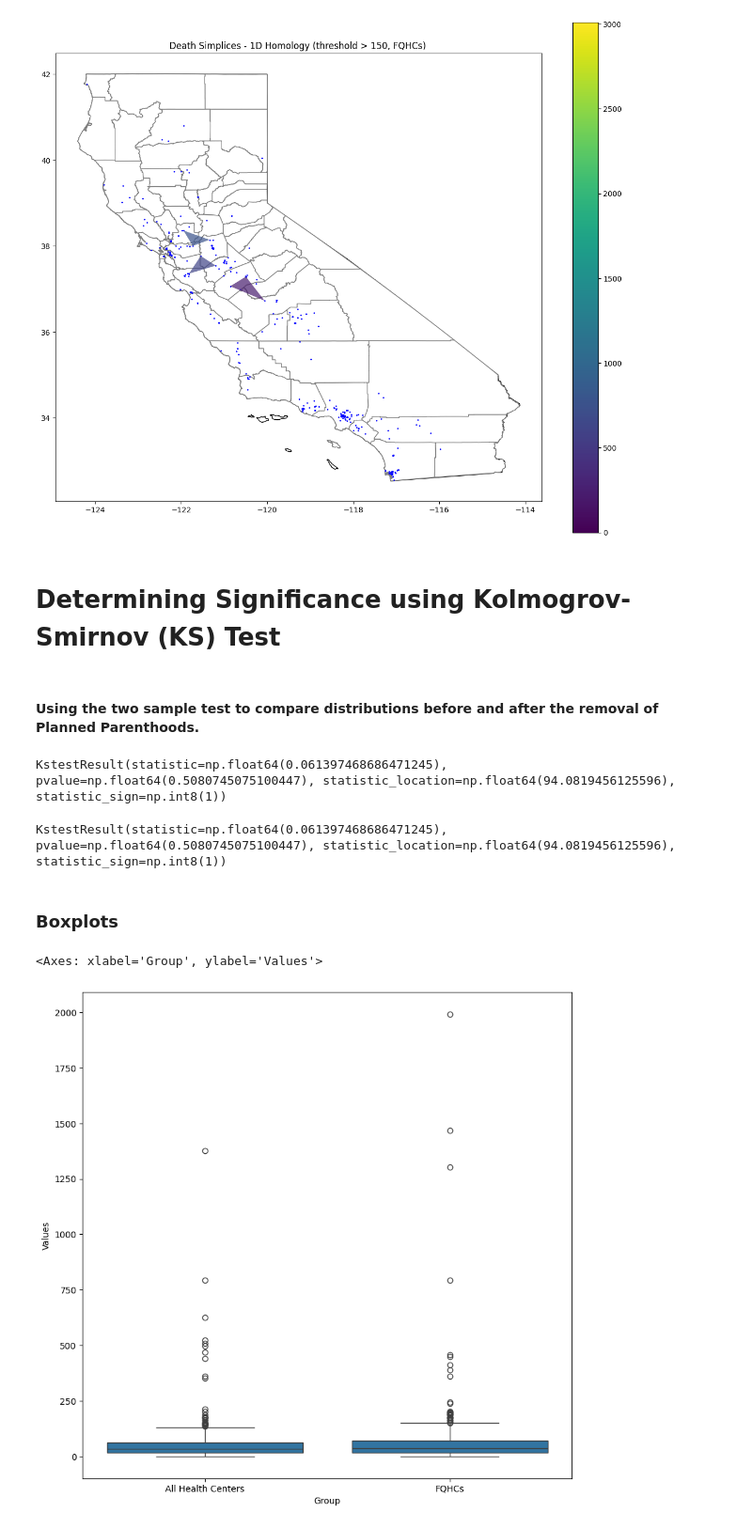
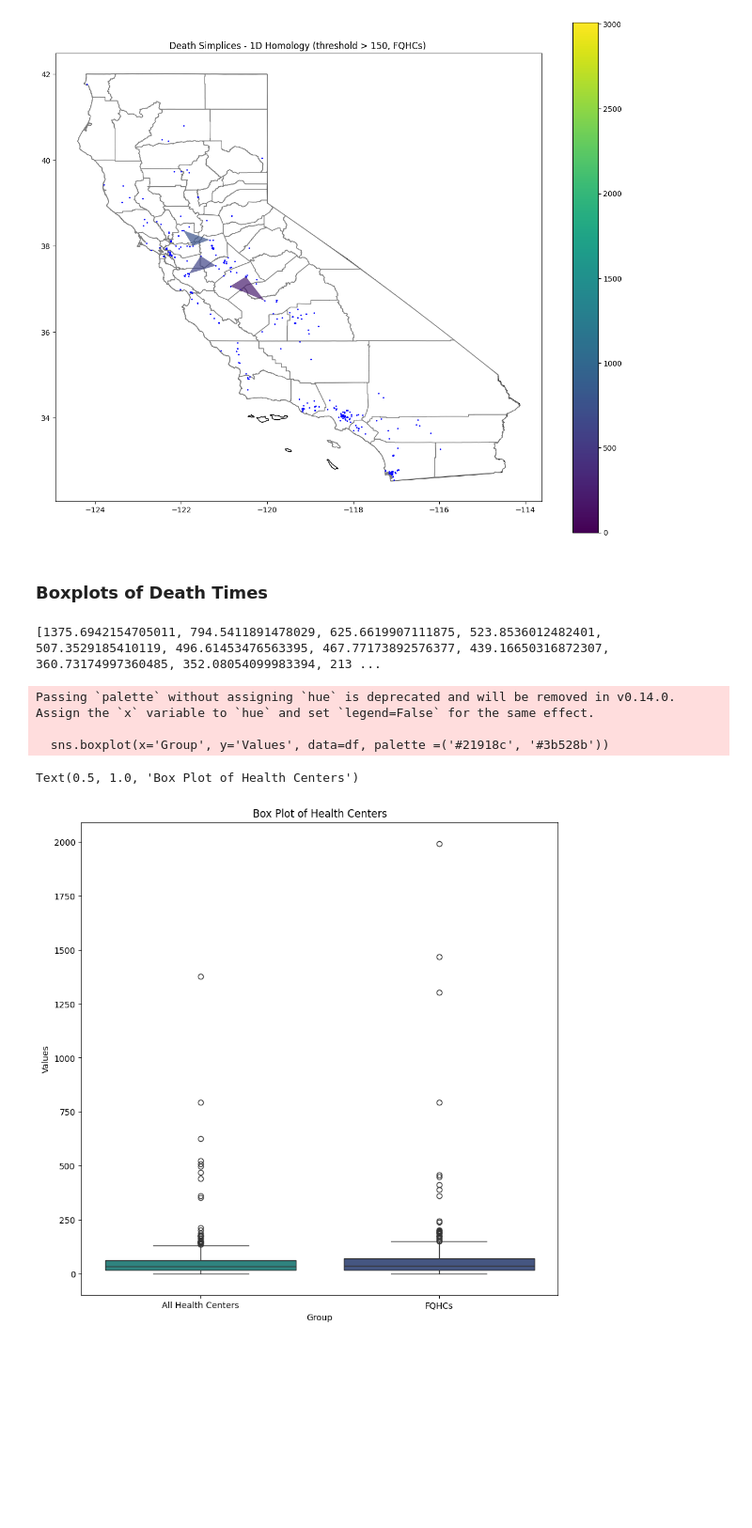
Before and after one commit to deniseg20/MSRIUP_TDA_Healthcare_Accessibility, a Jupyter notebook: persistent_homology/pd_computations/ph_computations_unweighted.ipynb, the cells around one changed output. Shown at 94% size. Drawn from its saved outputs; the diff is of its cells as text; code cells hidden in the pictures; blank space fills up the shorter version.

```diff
--- a/persistent_homology/pd_computations/ph_computations_unweighted.ipynb
+++ b/persistent_homology/pd_computations/ph_computations_unweighted.ipynb
@@ -694,28 +694,8 @@ plt.show()
 Mean distance: 213.99
 After mean filter: 5 death simplices remain
 [figure]
-# %% [markdown]
-# Determining Significance using Kolmogrov-Smirnov (KS) Test
-# %% [markdown]
-#### Using the two sample test to compare distributions before and after the removal of Planned Parenthoods.
 # %%
 # Ueisng a different method
-import scipy.stats as spst
-"""res: KstestResult
-    An object containing attributes:
-    statistic: float
-    KS test statistic.
-
-    pvalue: float
-    One-tailed or two-tailed p-value.
-
-    statistic_location: float
-    Value from data1 or data2 corresponding with the KS statistic; i.e., the distance between the empirical distribution functions is measured at this observation.
-
-    statistic_sign: int
-    +1 if the empirical distribution function of data1 exceeds the empirical distribution function of data2 at statistic_location, otherwise -1."""
-#death_times_0d_all
-#print(death_times_0d_fqhc)
 '''converting matrices to array '''
 death_all = [death for dim, (birth, death) in ph_all
             if dim == 0 and birth == 0 and death != float('inf')]
@@ -726,31 +706,31 @@ death_fqhc = [death for dim, (birth, death) in ph_fqhc
             if dim == 0 and birth == 0 and death != float('inf')]
 death_fqhc_array = np.asarray(death_fqhc)
 np.save('death_times_0d_fqhc.npy', death_fqhc_array)
-
-
-spst.ks_2samp(death_all, death_fqhc)
-# %% [output]
-KstestResult(statistic=np.float64(0.061397468686471245), pvalue=np.float64(0.5080745075100447), statistic_location=np.float64(94.0819456125596), statistic_sign=np.int8(1))
-# %%
-scipy.stats.kstest(death_all, death_fqhc)
-# %% [output]
-KstestResult(statistic=np.float64(0.061397468686471245), pvalue=np.float64(0.5080745075100447), statistic_location=np.float64(94.0819456125596), statistic_sign=np.int8(1))
 # %% [markdown]
-### Boxplots
+### Boxplots of Death Times
 # %%
 # creating box plot for the distribution of death simplices in 0D and 1D
 import seaborn as sns
+import math
+#viri_colors = sns.color_palette('viridis',2)
+
 #plt.boxplot(distance_matrix_all)
 #plt.title('Boxplot of all health centers')
 
+print(death_all)
 # combining with seaborn,
 df = pd.DataFrame({
     'Values': np.concatenate([death_all, death_fqhc]),
     'Group': ['All Health Centers'] * len(death_all) + ['FQHCs'] * len(death_fqhc)
 })
 
 # Plotting the combined boxplot
-sns.boxplot(x='Group', y='Values', data=df)
+sns.boxplot(x='Group', y='Values', data=df, palette =('#21918c', '#3b528b'))
+plt.title("Box Plot of Health Centers")
 # %% [output]
-<Axes: xlabel='Group', ylabel='Values'>
+[1375.6942154705011, 794.5411891478029, 625.6619907111875, 523.8536012482401, 507.3529185410119, 496.61453476563395, 467.77173892576377, 439.16650316872307, 360.73174997360485, 352.08054099983394, 213 ...
+Passing `palette` without assigning `hue` is deprecated and will be removed in v0.14.0. Assign the `x` variable to `hue` and set `legend=False` for the same effect.
+
+  sns.boxplot(x='Group', y='Values', data=df, palette =('#21918c', '#3b528b'))
+Text(0.5, 1.0, 'Box Plot of Health Centers')
-[figure, old version]
+[figure, new version]
```
Also changed, not shown: parts of 12 cells of this notebook, 1 other file.
